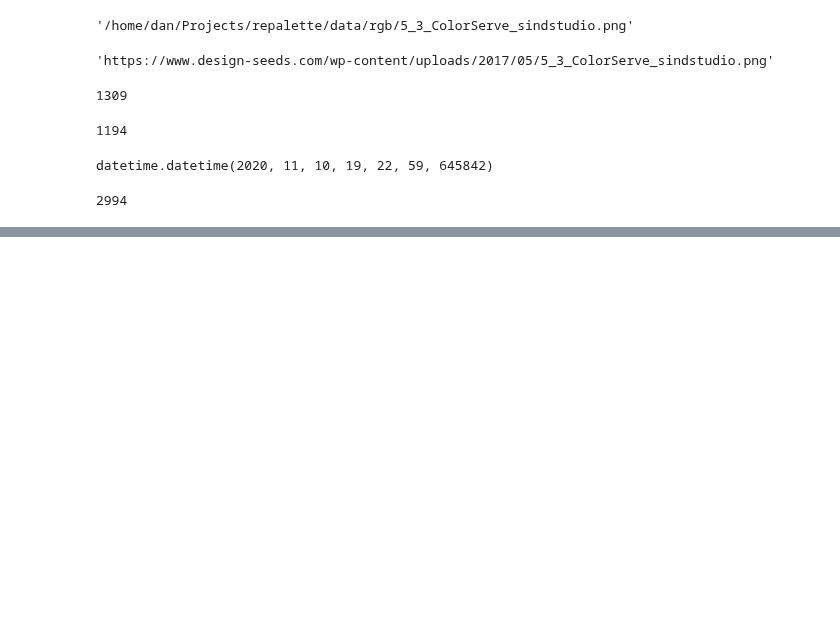
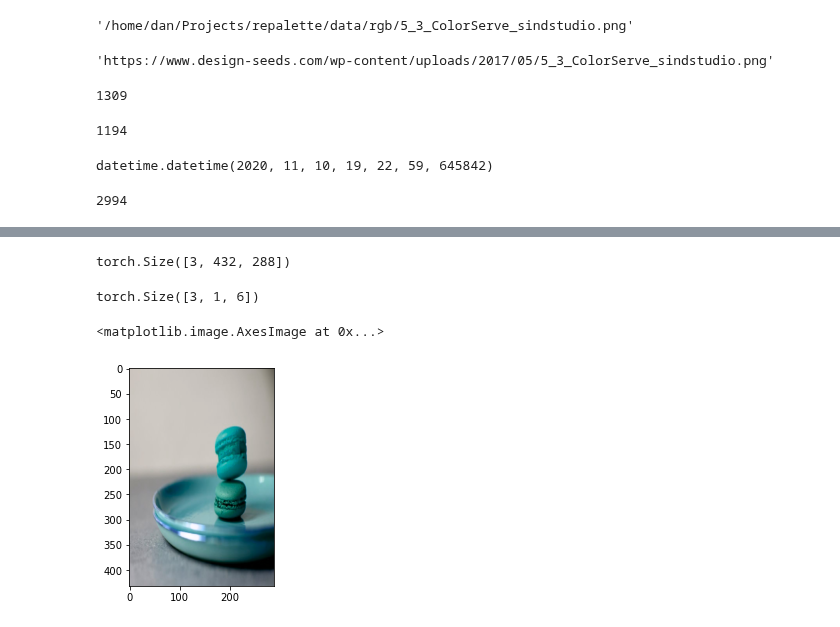
Before and after one commit to danielgafni/repalette, a Jupyter notebook: notebooks/dataset.ipynb, the cells around one changed output, grey strips where cells are left out. Drawn from its saved outputs; the diff is of its cells as text; code cells hidden in the pictures; blank space fills up the shorter version.

Commit message:
finished new datasets

```diff
--- a/notebooks/dataset.ipynb
+++ b/notebooks/dataset.ipynb
@@ -121,0 +126,19 @@ len(rgb_dataset)
+# %%
+pair_recolor_dataset = PairRecolorDataset(multiplier=16)
+# %%
+(image_1, palette_1), (image_2, palette_2) = pair_recolor_dataset[0]
+# %%
+image_1.shape
+# %% [output]
+torch.Size([3, 432, 288])
+# %%
+palette_1.shape
+# %% [output]
+torch.Size([3, 1, 6])
+# %%
+from skimage.color import lab2rgb
+
+plt.imshow(lab2rgb(image_1.permute(1, 2, 0)))
+# %% [output]
+<matplotlib.image.AxesImage at 0x...>
+[figure, added]
```
Also changed, not shown: parts of 5 cells of this notebook, 9 other files.
